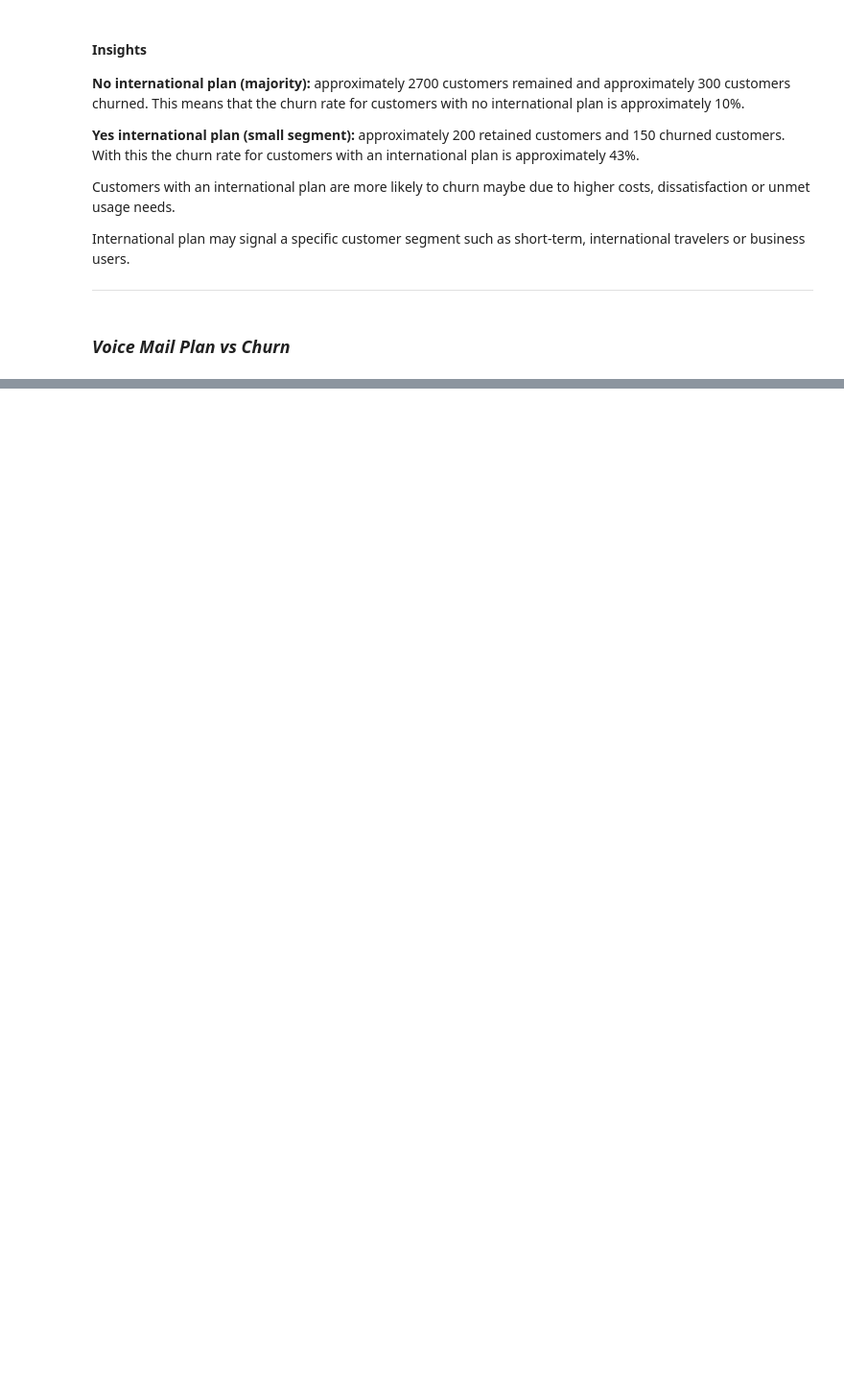
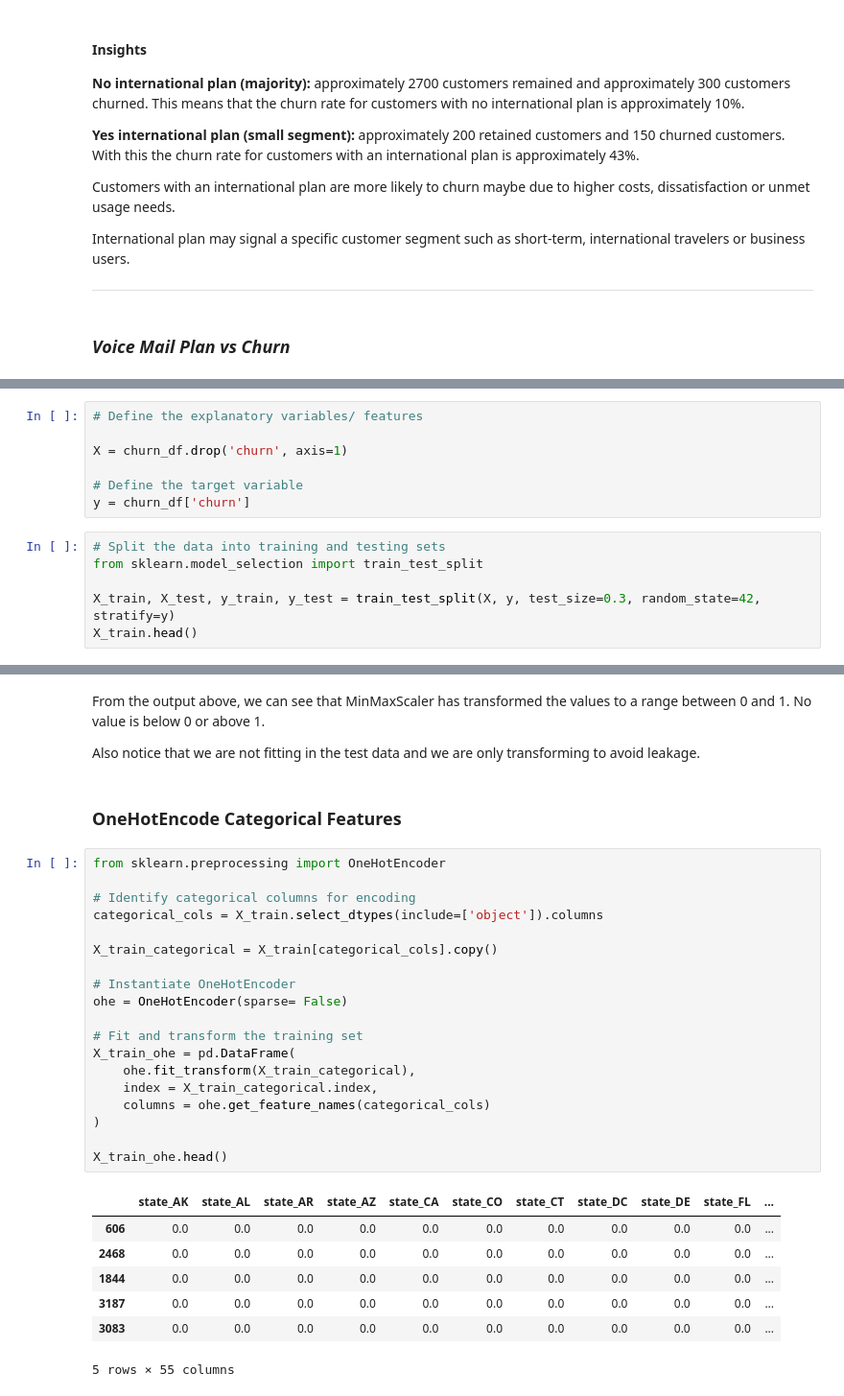
Before and after one commit to Kelvin-M02/customer-churn-prediction-phase3-project, a Jupyter notebook: notebooks/churn_analysis.ipynb, the cells around one changed output, grey strips where cells are left out. Shown at 96% size. Saved outputs shown, nothing was run; the diff lists cells and outputs as text; blank space fills up the shorter version.

Commit message:
Data Preparation

```diff
--- a/notebooks/churn_analysis.ipynb
+++ b/notebooks/churn_analysis.ipynb
@@ -344,0 +389,13 @@ Offering free/ discounted voicemail plan could increase adoption.
+# %%
+# Define the explanatory variables/ features
+
+X = churn_df.drop('churn', axis=1)
+
+# Define the target variable
+y = churn_df['churn']
+# %%
+# Split the data into training and testing sets
+from sklearn.model_selection import train_test_split
+
+X_train, X_test, y_train, y_test = train_test_split(X, y, test_size=0.3, random_state=42, stratify=y)
+X_train.head()
@@ -344,0 +446,33 @@ Offering free/ discounted voicemail plan could increase adoption.
+# %% [markdown]
+From the output above, we can see that MinMaxScaler has transformed the values to a range between 0 and 1. No value is below 0 or above 1.
+
+Also notice that we are not fitting in the test data and we are only transforming to avoid leakage.
+# %% [markdown]
+### **OneHotEncode Categorical Features**
+# %%
+from sklearn.preprocessing import OneHotEncoder
+
+# Identify categorical columns for encoding
+categorical_cols = X_train.select_dtypes(include=['object']).columns
+
+X_train_categorical = X_train[categorical_cols].copy()
+
+# Instantiate OneHotEncoder
+ohe = OneHotEncoder(sparse= False)
+
+# Fit and transform the training set
+X_train_ohe = pd.DataFrame(
+    ohe.fit_transform(X_train_categorical),
+    index = X_train_categorical.index,
+    columns = ohe.get_feature_names(categorical_cols)
+)
+
+X_train_ohe.head()
+# %% [output]
+|  | state_AK | state_AL | state_AR | state_AZ | state_CA | state_CO | state_CT | state_DC | state_DE | state_FL | ... |
+| 606 | 0.0 | 0.0 | 0.0 | 0.0 | 0.0 | 0.0 | 0.0 | 0.0 | 0.0 | 0.0 | ... |
+| 2468 | 0.0 | 0.0 | 0.0 | 0.0 | 0.0 | 0.0 | 0.0 | 0.0 | 0.0 | 0.0 | ... |
+| 1844 | 0.0 | 0.0 | 0.0 | 0.0 | 0.0 | 0.0 | 0.0 | 0.0 | 0.0 | 0.0 | ... |
+| 3187 | 0.0 | 0.0 | 0.0 | 0.0 | 0.0 | 0.0 | 0.0 | 0.0 | 0.0 | 0.0 | ... |
+| 3083 | 0.0 | 0.0 | 0.0 | 0.0 | 0.0 | 0.0 | 0.0 | 0.0 | 0.0 | 0.0 | ... |
+5 rows × 55 columns
```
Also changed, not shown: parts of 23 cells of this notebook.
